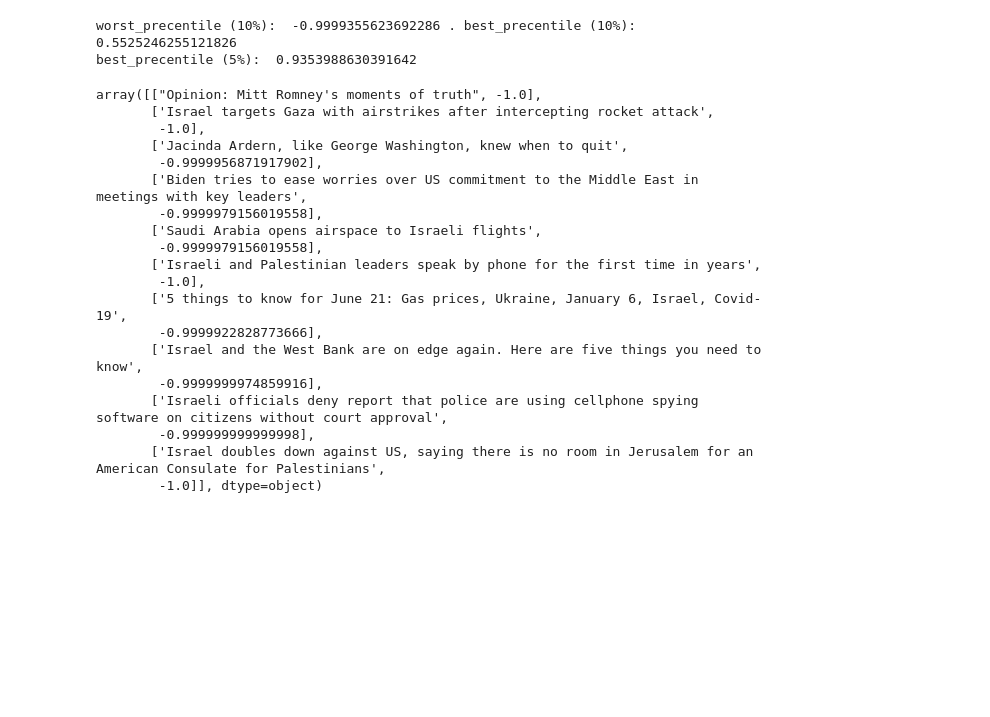
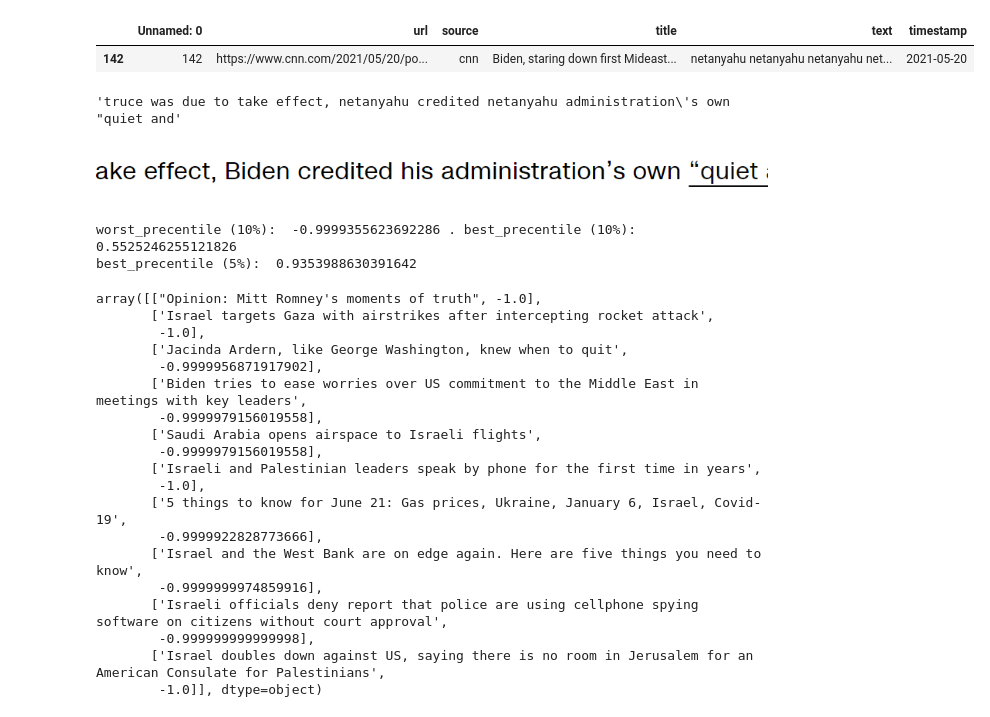
Before and after one commit to idobiran11/senti-trends-nlp, a Jupyter notebook: result analysis/netanyahu.ipynb, the cells around one changed output. Drawn from its saved outputs; the diff is of its cells as text; code cells hidden in the pictures; blank space fills up the shorter version.

```diff
--- a/result analysis/netanyahu.ipynb
+++ b/result analysis/netanyahu.ipynb
@@ -3,3 +3,9 @@ import pandas as pd
 import matplotlib.pyplot as plt
 # from NewsSentiment import TargetSentimentClassifier
 from scipy.signal import savgol_filter
+# %%
+coref = pd.read_csv('../data/preprocessed_data/cnn_netanyahu_coref.csv')
+no_coref = pd.read_csv('../data/cnn-articles-netanyahu.csv')
+# %%
+coref.occurences = coref.text.apply(lambda x: x.lower().count('netanyahu'))
+no_coref.occurences = no_coref.text.apply(lambda x: x.lower().count('netanyahu'))
@@ -5,0 +32,5 @@ from scipy.signal import savgol_filter
+# %%
+coref[coref.occurences > 50][coref.title.str.startswith('Biden, staring down first Mideast crisi')]
+# %% [output]
+|  | Unnamed: 0 | url | source | title | text | timestamp |
+| 142 | 142 | https://www.cnn.com/2021/05/20/po... | cnn | Biden, staring down first Mideast... | netanyahu netanyahu netanyahu net... | 2021-05-20 |
@@ -6,3 +39,10 @@ from scipy.signal import savgol_filter
+# %%
+loc = text.find("netanyahu credited netanyahu")
+text[loc-30:loc+60]
+# %% [output]
+'truce was due to take effect, netanyahu credited netanyahu administration\'s own "quiet and'
+# %% [markdown]
+![image.png](attachment:image.png)
 # %%
 # tsc = TargetSentimentClassifier()
 # tsc.infer_from_text("i hate trump", "trump")
```
Also changed, not shown: parts of 2 cells of this notebook, 19 other files.
